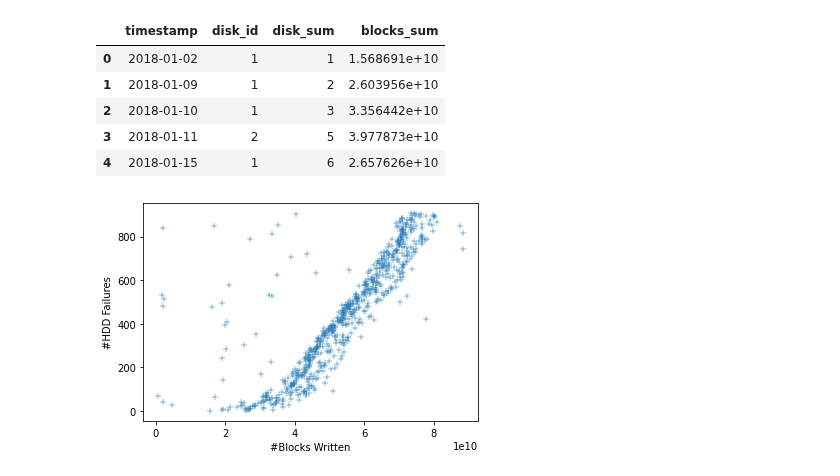
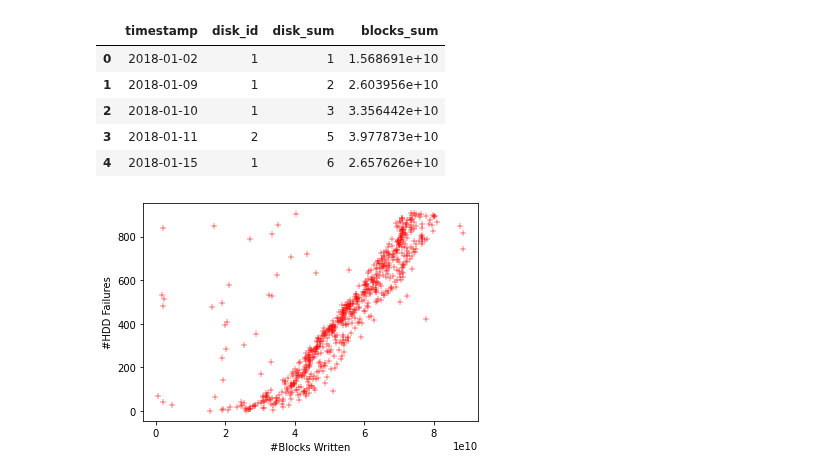
Before and after one commit to EricBorba/StorageFailurePredictor, a Jupyter notebook: WriteAnalModelHDD.ipynb, the cells around one changed output. Drawn from its saved outputs; the diff is of its cells as text; code cells hidden in the pictures.

```diff
--- a/WriteAnalModelHDD.ipynb
+++ b/WriteAnalModelHDD.ipynb
@@ -180,12 +180,12 @@ groupHDDFailures.head()
 | 3 | 2018-01-11 | 2 | 5 | 3.977873e+10 |
 | 4 | 2018-01-15 | 1 | 6 | 2.657626e+10 |
 # %%
-graph = sns.scatterplot(x = "blocks_sum", y = 'disk_sum', palette = 'deep', data = groupHDDFailures, marker='+')
+graph = sns.scatterplot(x = "blocks_sum", y = 'disk_sum', color = 'red', data = groupHDDFailures, marker='+')
 graph.set(xlabel ="#Blocks Written", ylabel = "#HDD Failures")
 plt.savefig('img/HDDFailuresBlocksWrittenScatter' + model + '.pdf')
 #plt.setp(graph.get_xticklabels(), rotation=45)
 # %% [output]
-[figure, old version]
+[figure, new version]
 # %%
 graph = sns.lineplot(x = "blocks_sum", y = 'disk_sum', palette = 'deep', data = groupHDDFailures)
 graph.set(xlabel ="#Blocks Written", ylabel = "#HDD Failures")
```
